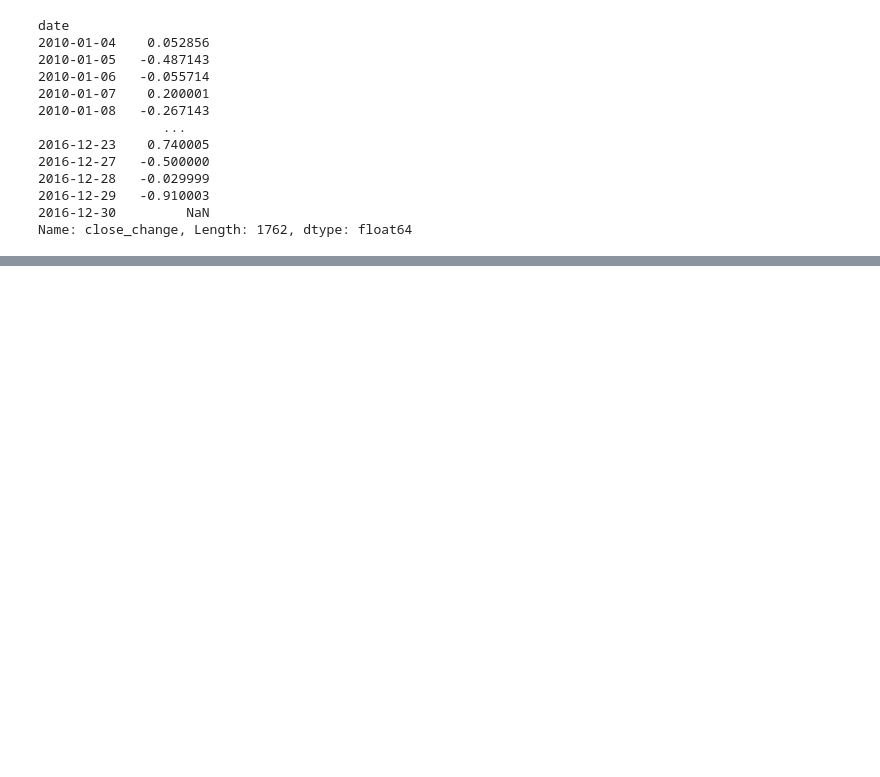
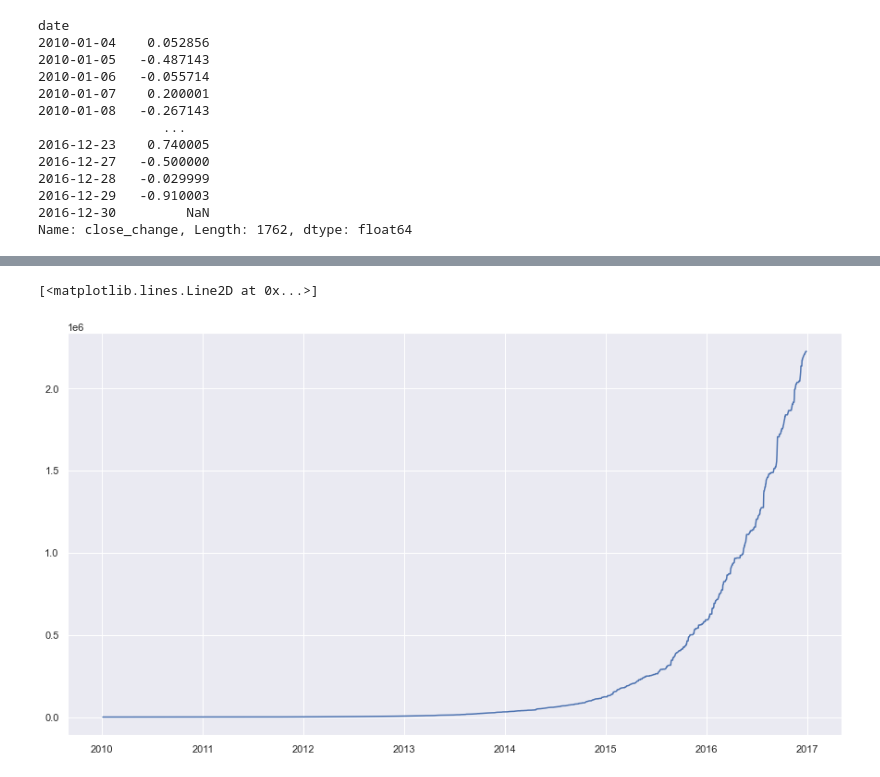
Before and after one commit to gihonglee/Stock_Analysis, a Jupyter notebook: main.ipynb, the cells around one changed output, grey strips where cells are left out. Cells and saved outputs as stored; diff of their text form; code cells hidden in the pictures; blank space fills up the shorter version.

```diff
--- a/main.ipynb
+++ b/main.ipynb
@@ -405,0 +377,5 @@ df_apple
+# %%
+plt.plot(df_apple_result.Date,df_apple_result['total asset'])
+# %% [output]
+[<matplotlib.lines.Line2D at 0x...>]
+[figure, added]
```
Also changed, not shown: parts of 19 cells of this notebook.
